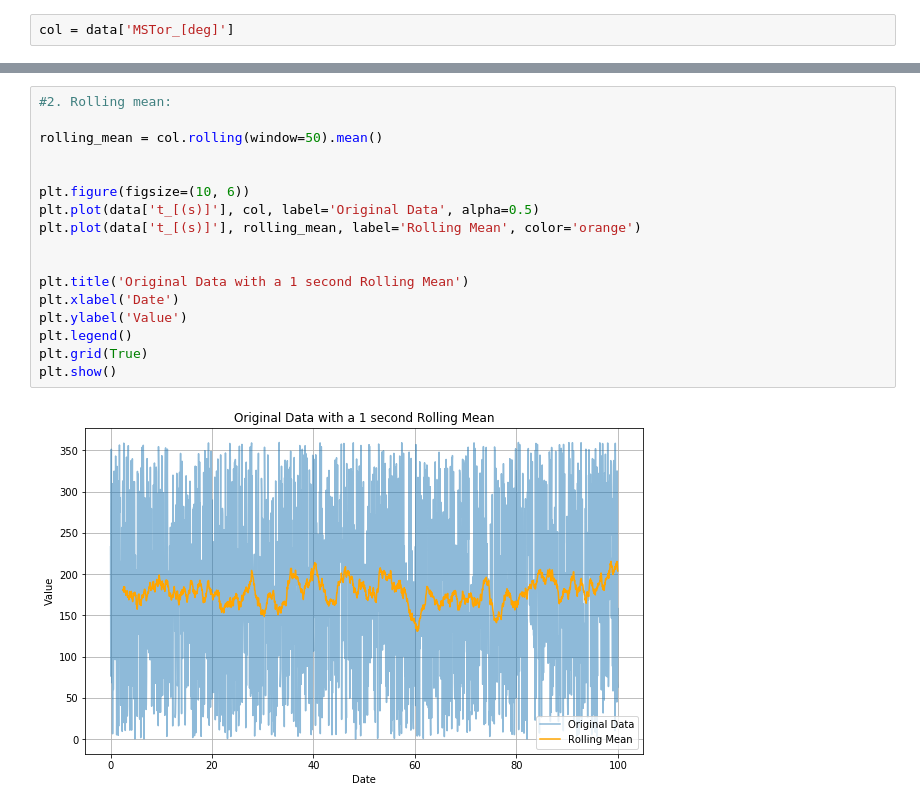
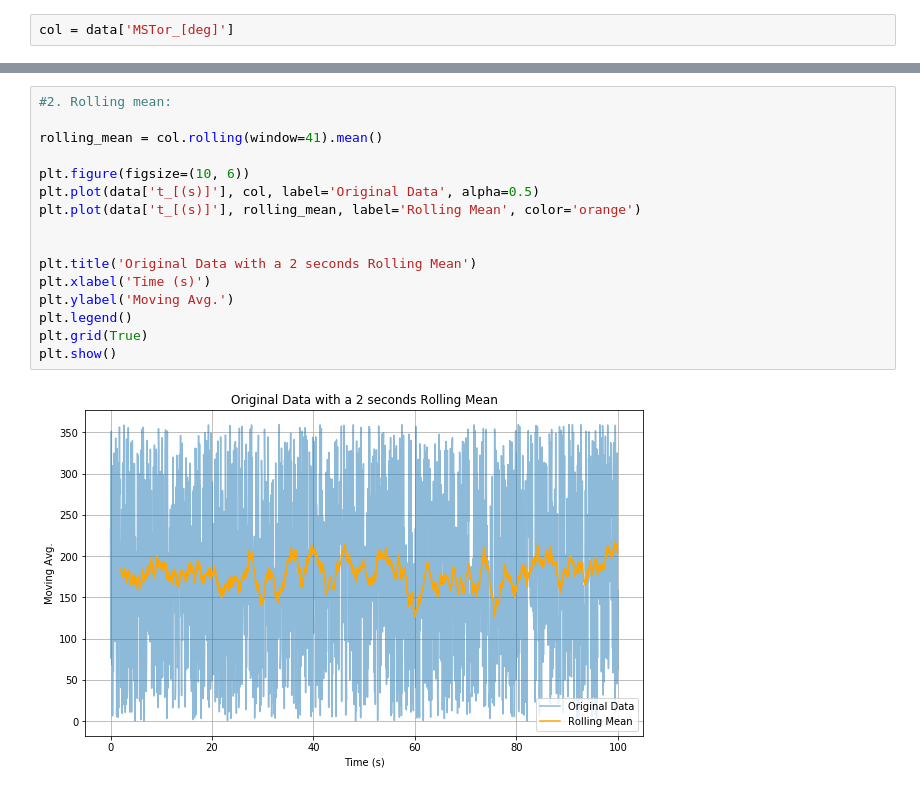
Before and after one commit to eigenAyoub/misc-x-projects, a Jupyter notebook: python-mini-task/NB2-Simple-EDA.ipynb, the cells around one changed output, grey strips where cells are left out. Cells and saved outputs as stored; diff of their text form.

```diff
--- a/python-mini-task/NB2-Simple-EDA.ipynb
+++ b/python-mini-task/NB2-Simple-EDA.ipynb
@@ -59,19 +59,18 @@ plt.show()
 # %%
 #2. Rolling mean:
 
-rolling_mean = col.rolling(window=50).mean()
-
+rolling_mean = col.rolling(window=41).mean()
 
 plt.figure(figsize=(10, 6))
 plt.plot(data['t_[(s)]'], col, label='Original Data', alpha=0.5)
 plt.plot(data['t_[(s)]'], rolling_mean, label='Rolling Mean', color='orange')
 
 
-plt.title('Original Data with a 1 second Rolling Mean')
-plt.xlabel('Date')
-plt.ylabel('Value')
+plt.title('Original Data with a 2 seconds Rolling Mean')
+plt.xlabel('Time (s)')
+plt.ylabel('Moving Avg.')
 plt.legend()
 plt.grid(True)
 plt.show()
 # %% [output]
-[figure, old version]
+[figure, new version]
```
Also changed, not shown: parts of 1 cell of this notebook, 3 other files.
